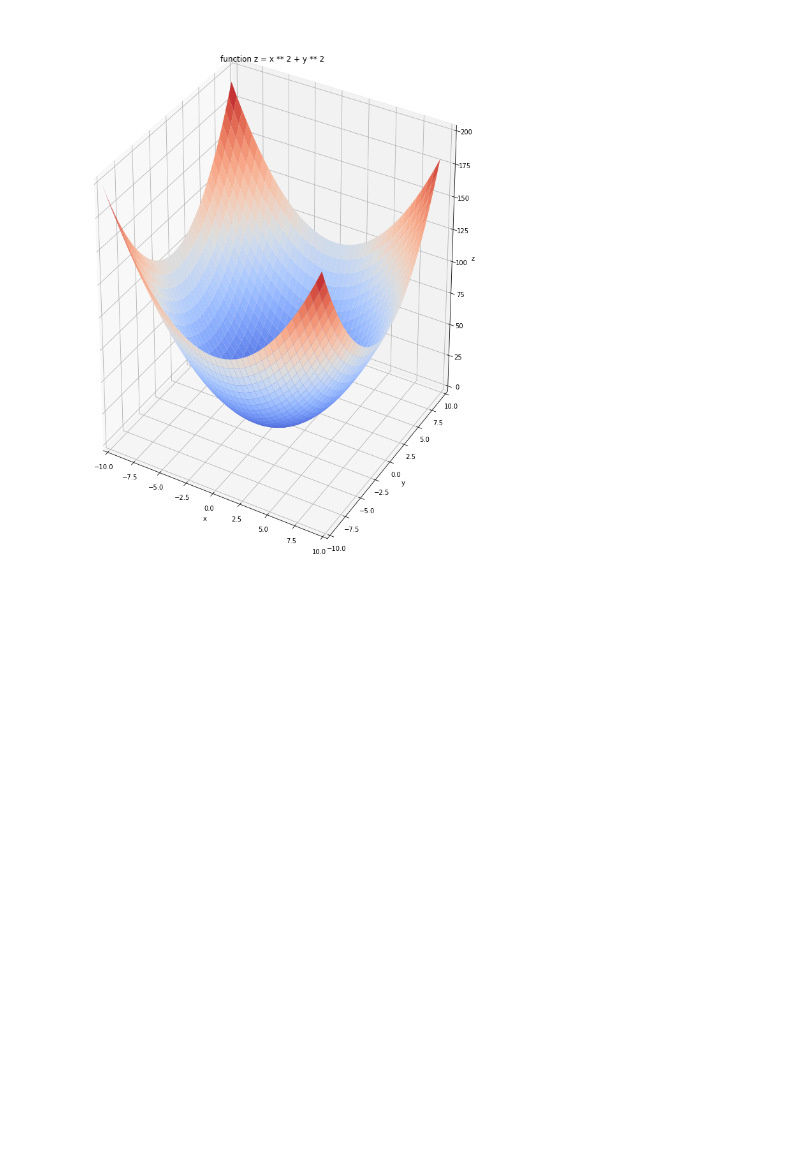
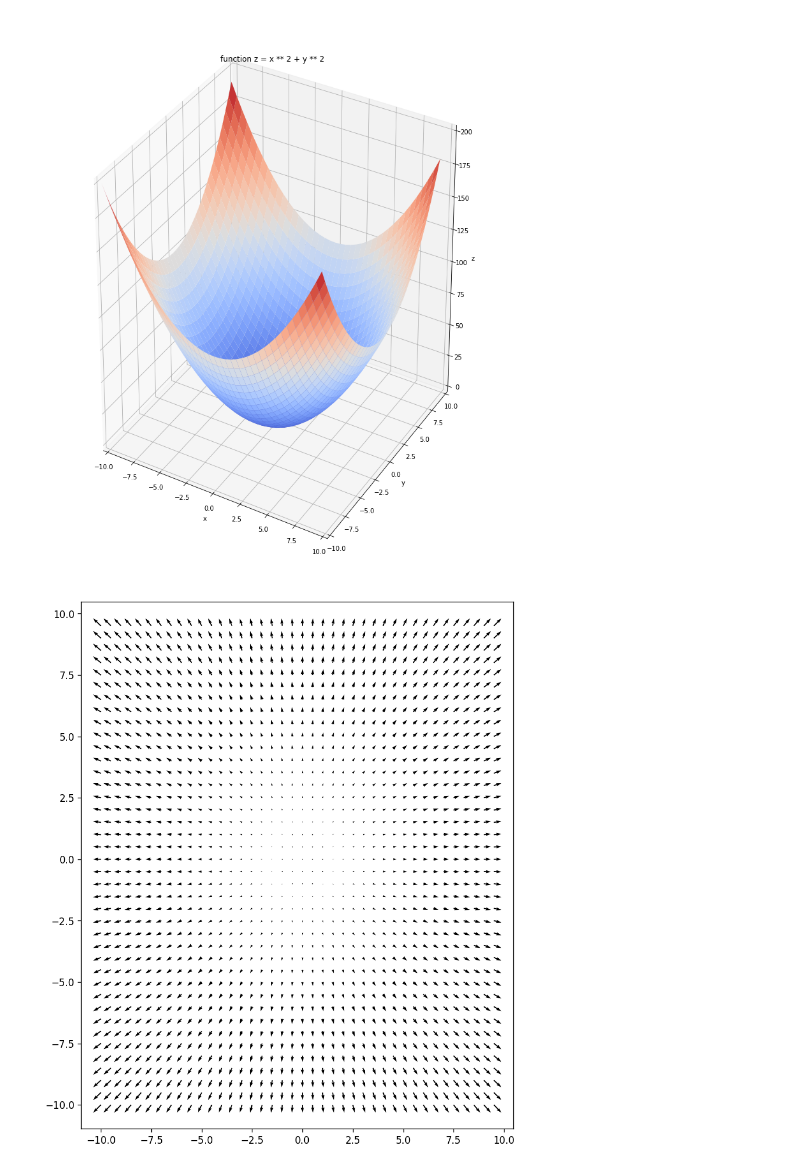
Before and after one commit to justdoit0823/notes, a Jupyter notebook: python/jupyter/plot-multivariate-funciton.ipynb, the cells around one changed output. Drawn from its saved outputs; the diff is of its cells as text; code cells hidden in the pictures; blank space fills up the shorter version.

Commit message:
Added fitting linear regression and quiver in multivariate plot.

```diff
--- a/python/jupyter/plot-multivariate-funciton.ipynb
+++ b/python/jupyter/plot-multivariate-funciton.ipynb
@@ -8,25 +8,33 @@ import numpy as np
 # %%
 fig = plt.figure(figsize=(10, 12))
 ax = Axes3D(fig)
 
 X = np.arange(-10, 10, 0.5)
 Y = np.arange(-10, 10, 0.5)
 X, Y = np.meshgrid(X, Y)
 Z = X ** 2 + Y ** 2
+DX = X * 2
+DY = Y * 2
 
 ax.set_xlim(-10, 10)
 ax.set_ylim(-10, 10)
 ax.set_zlim(0, 200)
 
 ax.set_xlabel("x")
 ax.set_ylabel("y")
 ax.set_zlabel("z")
 
 surf = ax.plot_surface(X, Y, Z, cmap=cm.coolwarm)
 plt.title("function z = x ** 2 + y ** 2")
 plt.show()
+
+fig1 = plt.figure(figsize=(8, 10), dpi=120)
+q_ax = fig1.add_subplot(111)
+q_ax.quiver(X, Y, DX, DY, units='width')
+plt.show()
 # %% [output]
 [figure]
+[figure, added]
 # %%
 fig = plt.figure(figsize=(10, 12))
 ax1 = Axes3D(fig)
```
Also changed, not shown: parts of 3 cells of this notebook, 1 other file.
